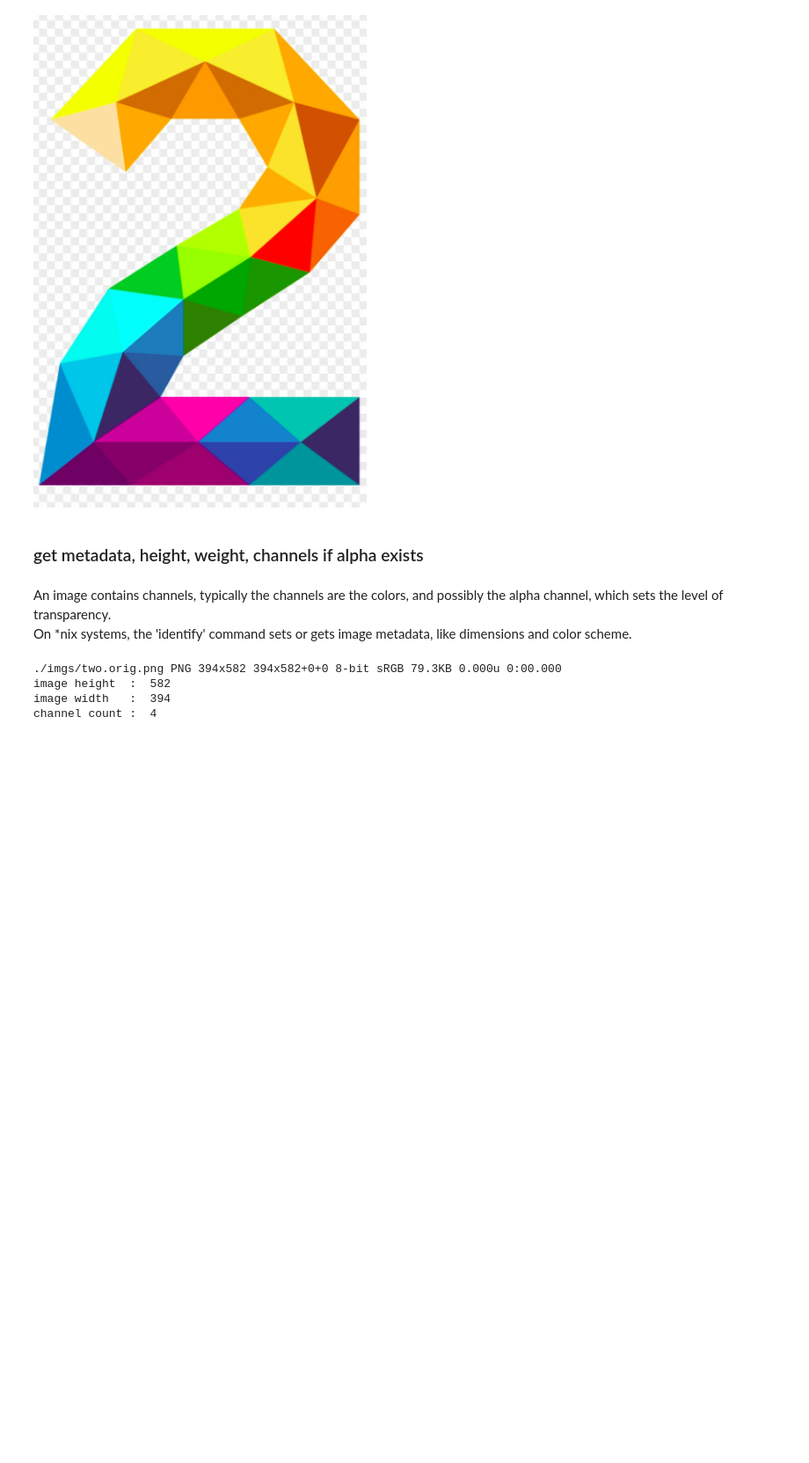
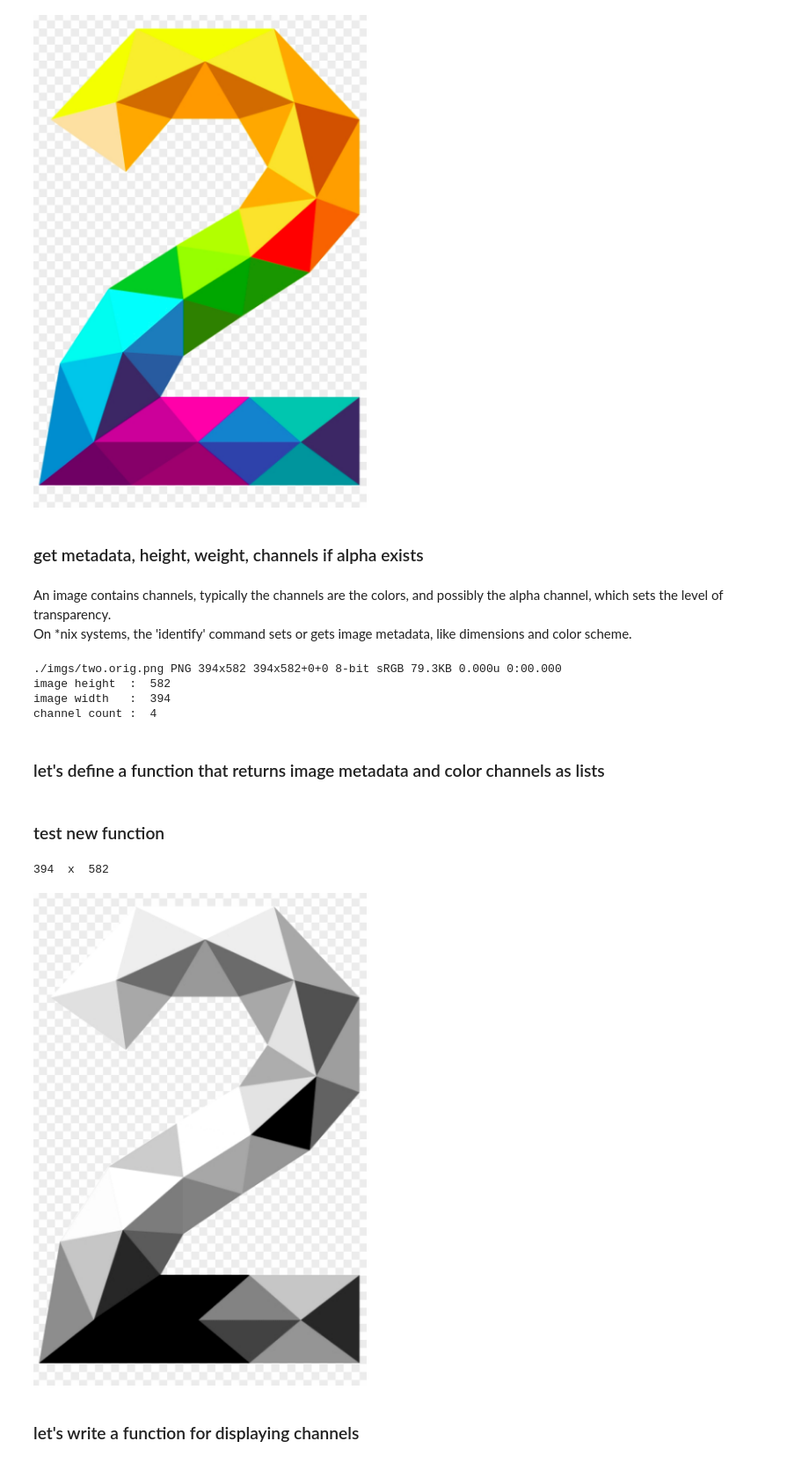
Before and after one commit to will-hill/AI_Decomposed, a Jupyter notebook: 1_Image_Metadata.ipynb, the cells around one changed output. Shown at 88% size. Cells and saved outputs as stored; diff of their text form; code cells hidden in the pictures; blank space fills up the shorter version.

```diff
--- a/1_Image_Metadata.ipynb
+++ b/1_Image_Metadata.ipynb
@@ -37,3 +37,5 @@ print('channel count : ', channel_cnt)
 image height  :  582
 image width   :  394
 channel count :  4
+# %% [markdown]
+### let's define a function that returns image metadata and color channels as lists
@@ -39,0 +68,2 @@ channel count :  4
+# %% [markdown]
+### test new function
@@ -39,0 +72,10 @@ channel count :  4
+# %%
+img = Image.new('L', (w, h))
+print(w, ' x ', h)
+img.putdata(g)
+display(img)
+# %% [output]
+394  x  582
+[figure, added]
+# %% [markdown]
+### let's write a function for displaying channels
```
Also changed, not shown: parts of 8 cells of this notebook, 5 other files.
